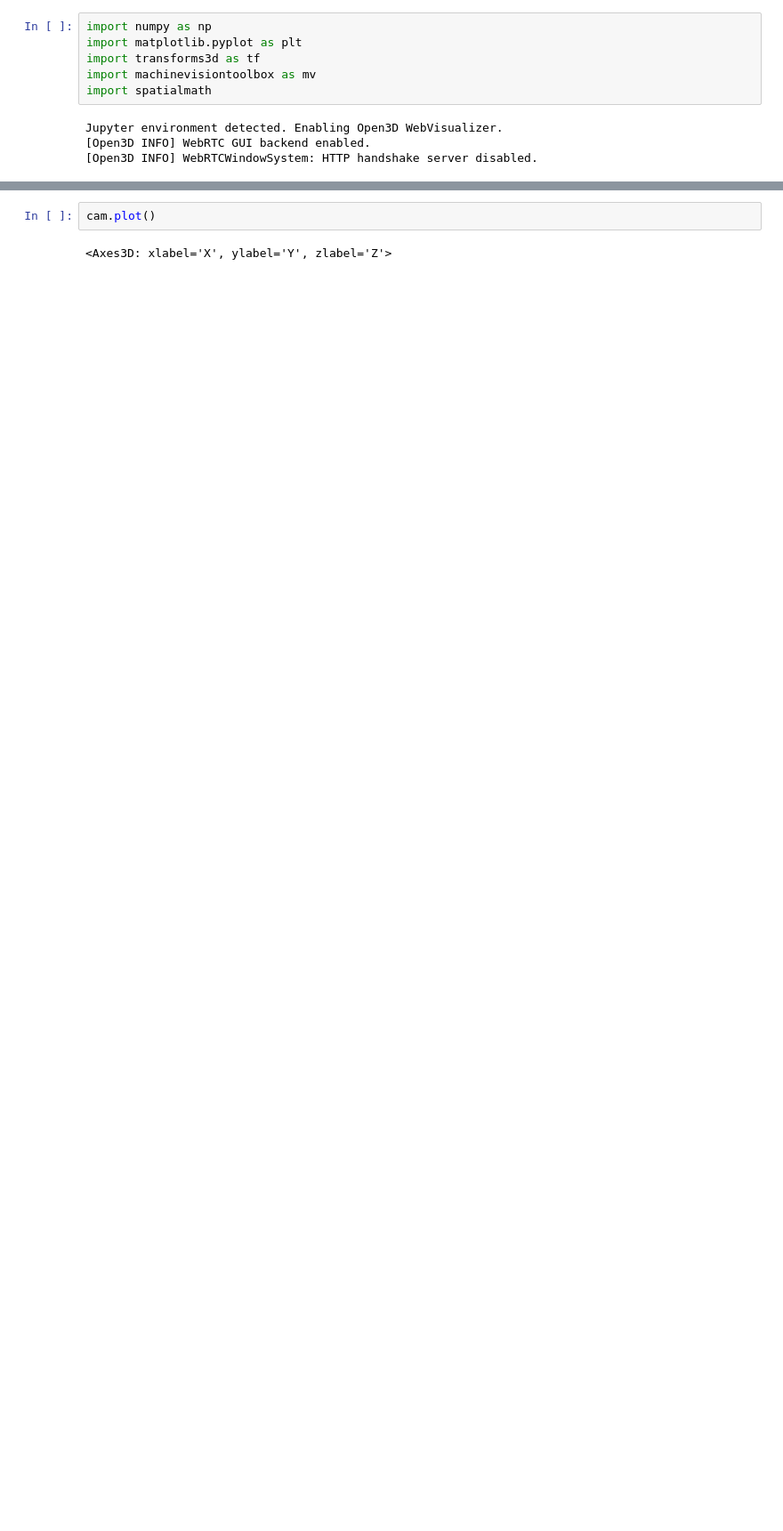
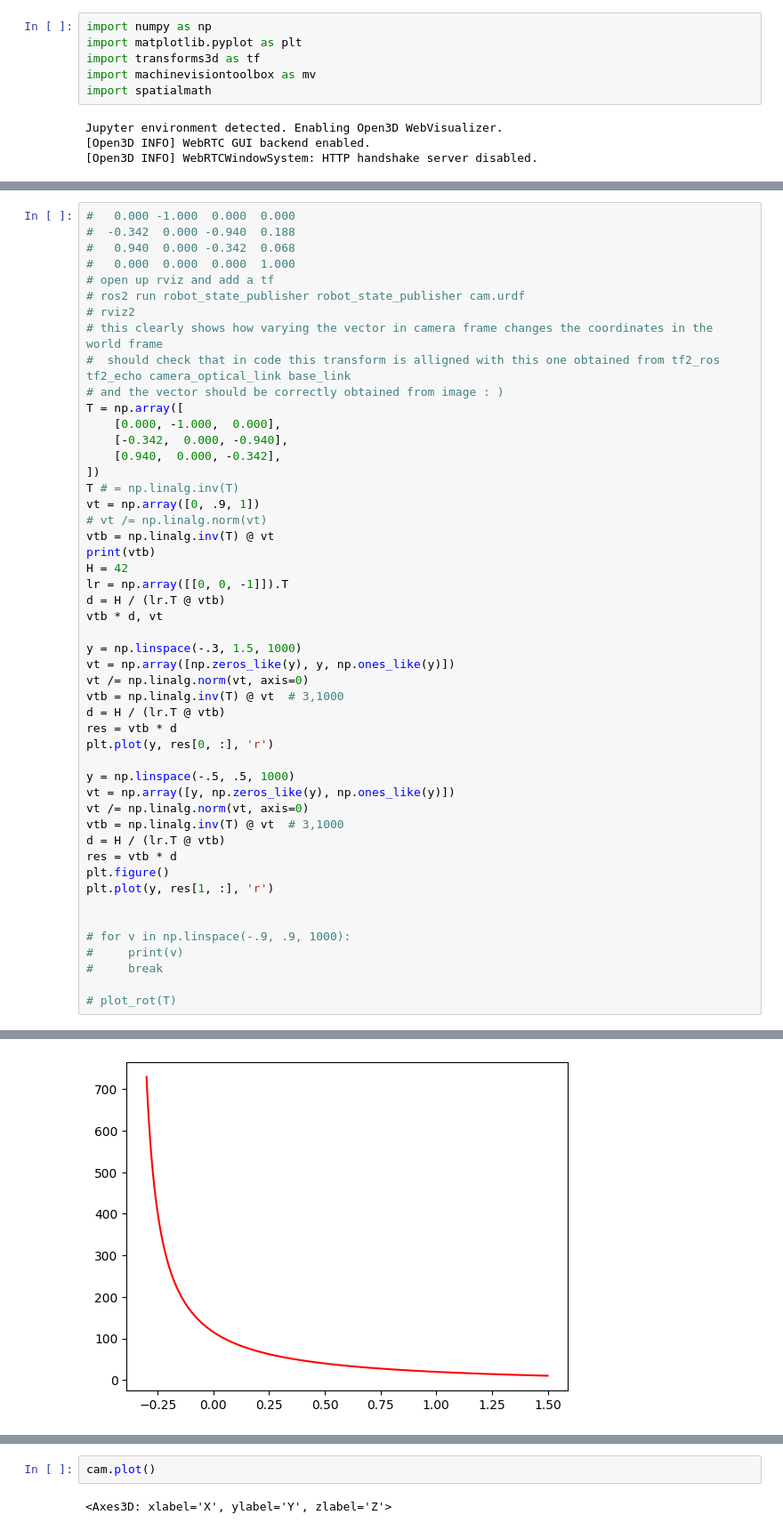
Before and after one commit to simutisernestas/UAVTR, a Jupyter notebook: notebooks/pos_meas.ipynb, the cells around one changed output, grey strips where cells are left out. Shown at 89% size. Cells and saved outputs as stored; diff of their text form; blank space fills up the shorter version.

```diff
--- a/notebooks/sand.ipynb
+++ b/notebooks/pos_meas.ipynb
@@ -14,0 +28,50 @@ np.linalg.norm([1, 8, 43])
+# %%
+#   0.000 -1.000  0.000  0.000
+#  -0.342  0.000 -0.940  0.188
+#   0.940  0.000 -0.342  0.068
+#   0.000  0.000  0.000  1.000
+# open up rviz and add a tf
+# ros2 run robot_state_publisher robot_state_publisher cam.urdf
+# rviz2
+# this clearly shows how varying the vector in camera frame changes the coordinates in the world frame
+#  should check that in code this transform is alligned with this one obtained from tf2_ros tf2_echo camera_optical_link base_link
+# and the vector should be correctly obtained from image : )
+T = np.array([
+    [0.000, -1.000,  0.000],
+    [-0.342,  0.000, -0.940],
+    [0.940,  0.000, -0.342],
+])
+T # = np.linalg.inv(T)
+vt = np.array([0, .9, 1])
+# vt /= np.linalg.norm(vt)
+vtb = np.linalg.inv(T) @ vt
+print(vtb)
+H = 42
+lr = np.array([[0, 0, -1]]).T
+d = H / (lr.T @ vtb)
+vtb * d, vt
+
+y = np.linspace(-.3, 1.5, 1000)
+vt = np.array([np.zeros_like(y), y, np.ones_like(y)])
+vt /= np.linalg.norm(vt, axis=0)
+vtb = np.linalg.inv(T) @ vt  # 3,1000
+d = H / (lr.T @ vtb)
+res = vtb * d
+plt.plot(y, res[0, :], 'r')
+
+y = np.linspace(-.5, .5, 1000)
+vt = np.array([y, np.zeros_like(y), np.ones_like(y)])
+vt /= np.linalg.norm(vt, axis=0)
+vtb = np.linalg.inv(T) @ vt  # 3,1000
+d = H / (lr.T @ vtb)
+res = vtb * d
+plt.figure()
+plt.plot(y, res[1, :], 'r')
+
+
+# for v in np.linspace(-.9, .9, 1000):
+#     print(v)
+#     break
+
+# plot_rot(T)
+# %% [output]
@@ -14,0 +80 @@ np.linalg.norm([1, 8, 43])
+[figure, added]
```
Also changed, not shown: parts of 15 cells of this notebook, 5 other files.
